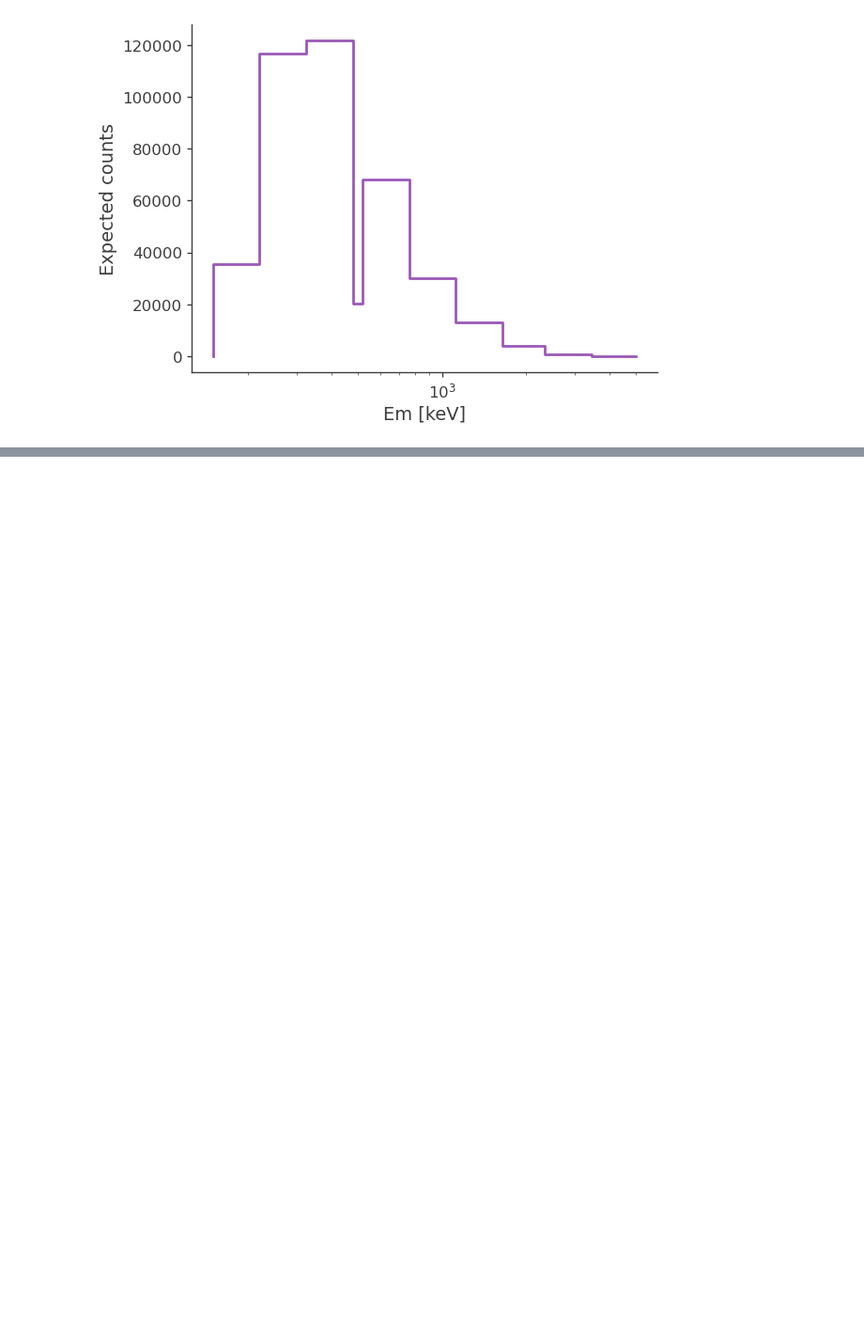
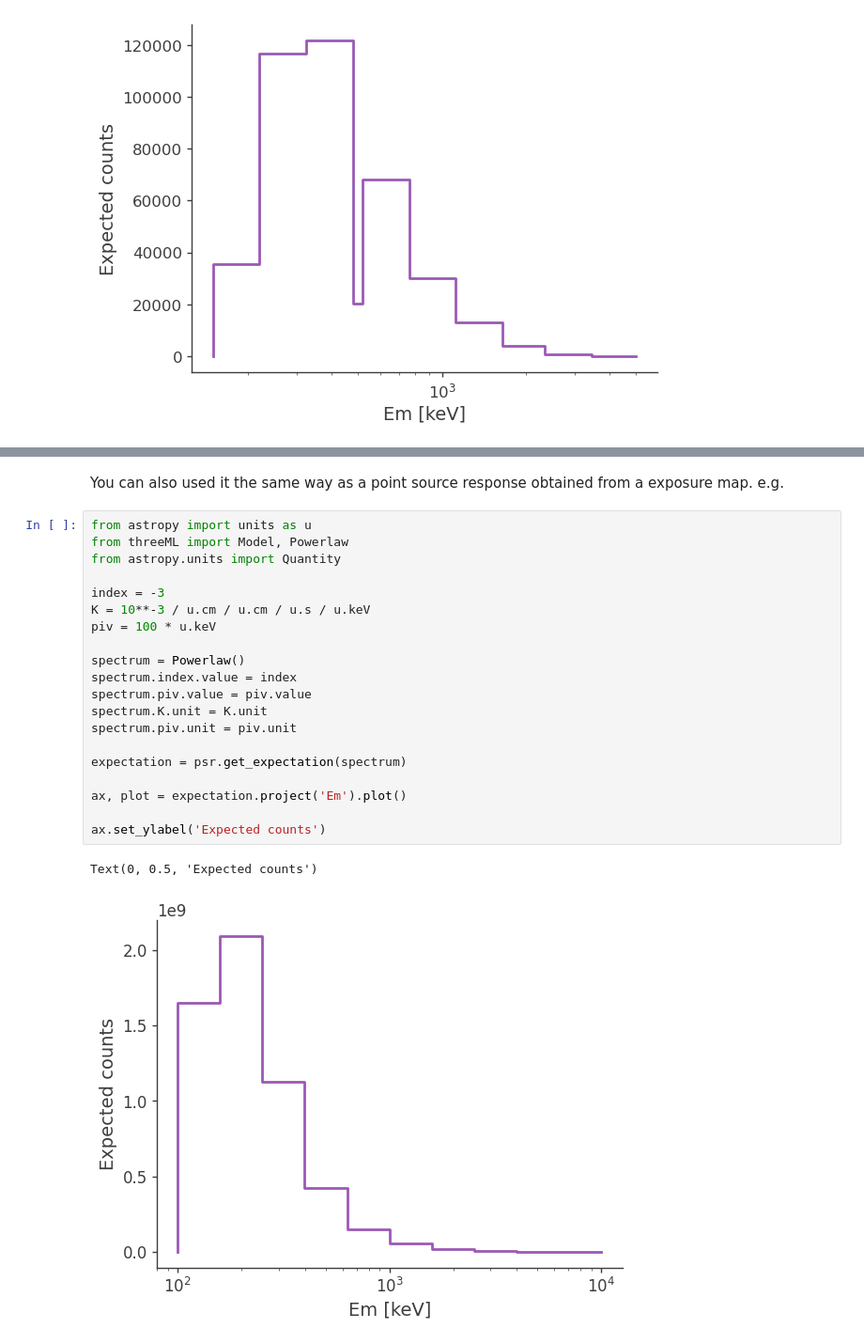
Before and after one commit to cositools/cosipy, a Jupyter notebook: docs/tutorials/DetectorResponse.ipynb, the cells around one changed output, grey strips where cells are left out. Shown at 94% size. Drawn from its saved outputs; the diff is of its cells as text; blank space fills up the shorter version.

```diff
--- a/docs/tutorials/DetectorResponse.ipynb
+++ b/docs/tutorials/DetectorResponse.ipynb
@@ -218,0 +317,25 @@ Text(0, 0.5, 'Expected counts')
+# %% [markdown]
+You can also used it the same way as a point source response obtained from a exposure map. e.g.
+# %%
+from astropy import units as u
+from threeML import Model, Powerlaw
+from astropy.units import Quantity
+
+index = -3
+K = 10**-3 / u.cm / u.cm / u.s / u.keV
+piv = 100 * u.keV
+
+spectrum = Powerlaw()
+spectrum.index.value = index
+spectrum.piv.value = piv.value
+spectrum.K.unit = K.unit
+spectrum.piv.unit = piv.unit
+
+expectation = psr.get_expectation(spectrum)
+
+ax, plot = expectation.project('Em').plot()
+
+ax.set_ylabel('Expected counts')
+# %% [output]
+Text(0, 0.5, 'Expected counts')
+[figure, added]
```
Also changed, not shown: parts of 20 cells of this notebook.
